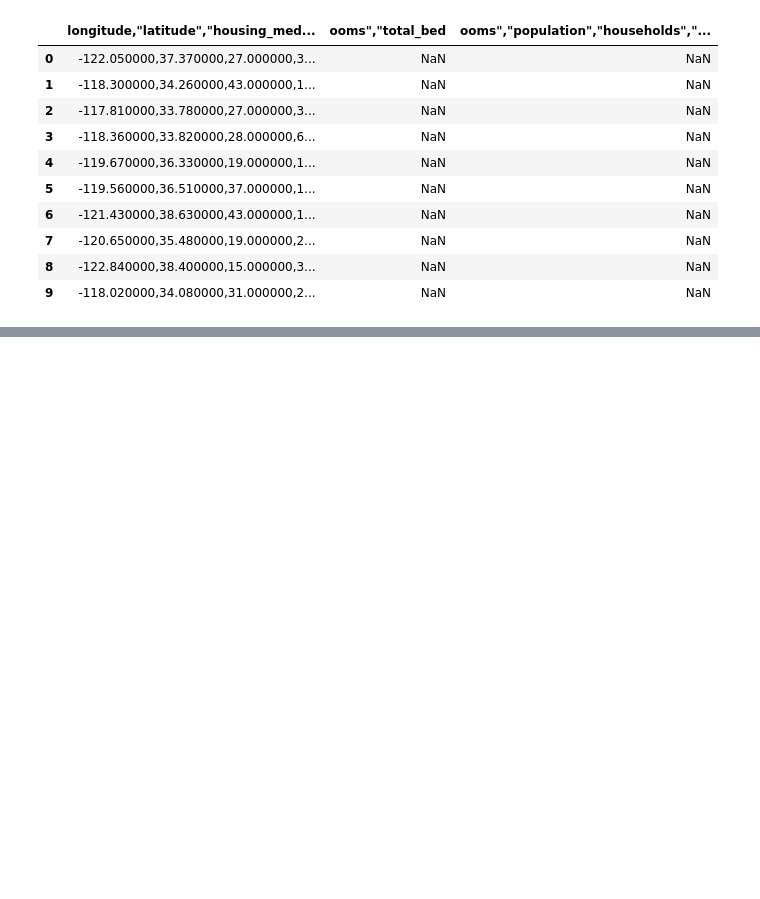
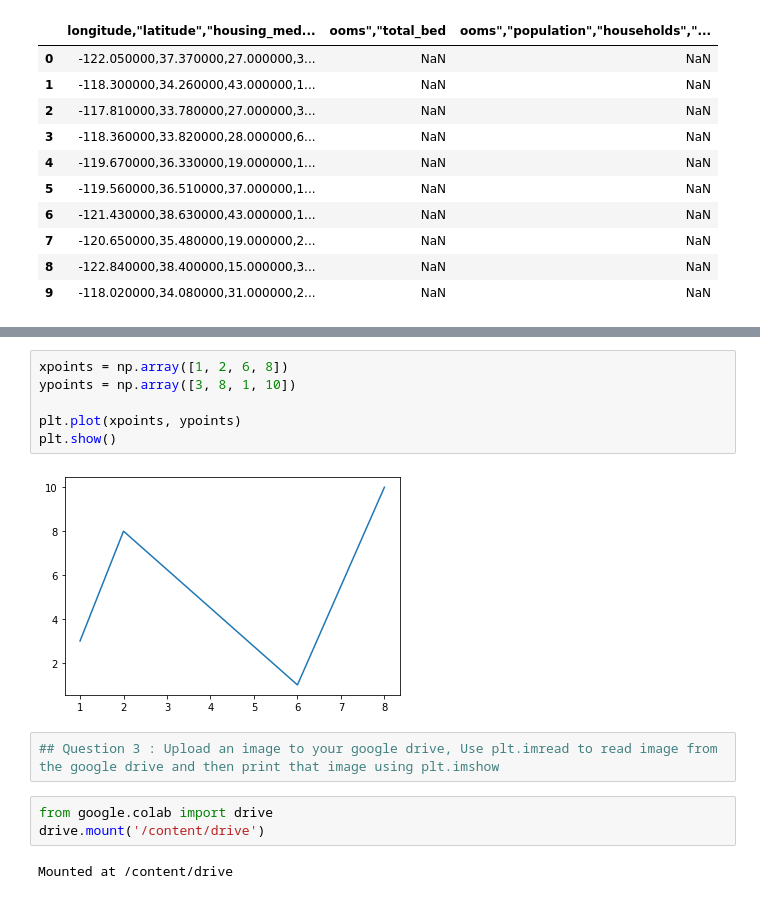
Before and after one commit to Daffodilpearlzz/FMML, a Jupyter notebook: Module_1_Lab_1.ipynb, the cells around one changed output, grey strips where cells are left out. Saved outputs shown, nothing was run; the diff lists cells and outputs as text; blank space fills up the shorter version.

```diff
--- a/Module_1_Lab_1.ipynb
+++ b/Module_1_Lab_1.ipynb
@@ -299,0 +351,15 @@ df.head(10)
+# %%
+xpoints = np.array([1, 2, 6, 8])
+ypoints = np.array([3, 8, 1, 10])
+
+plt.plot(xpoints, ypoints)
+plt.show()
+# %% [output]
+[figure, added]
+# %%
+## Question 3 : Upload an image to your google drive, Use plt.imread to read image from the google drive and then print that image using plt.imshow
+# %%
+from google.colab import drive
+drive.mount('/content/drive')
+# %% [output]
+Mounted at /content/drive
```
Also changed, not shown: parts of 12 cells of this notebook.
